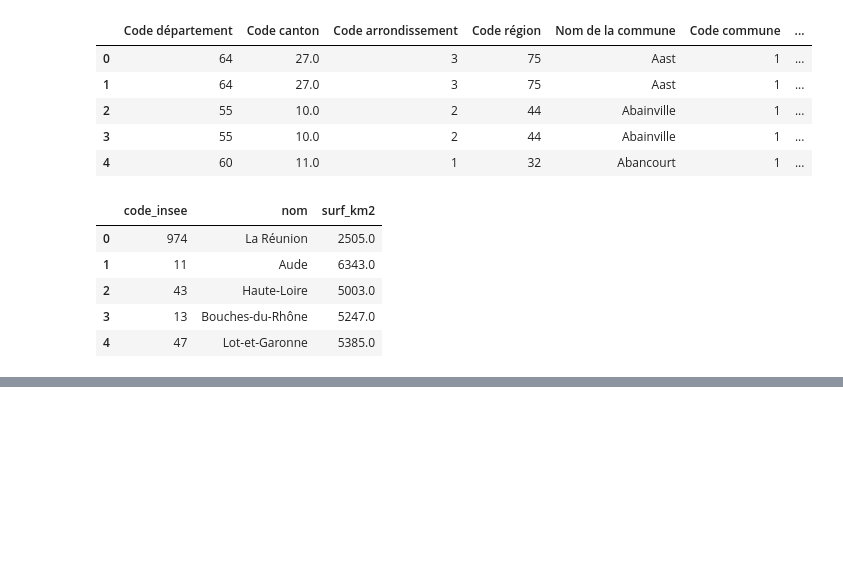
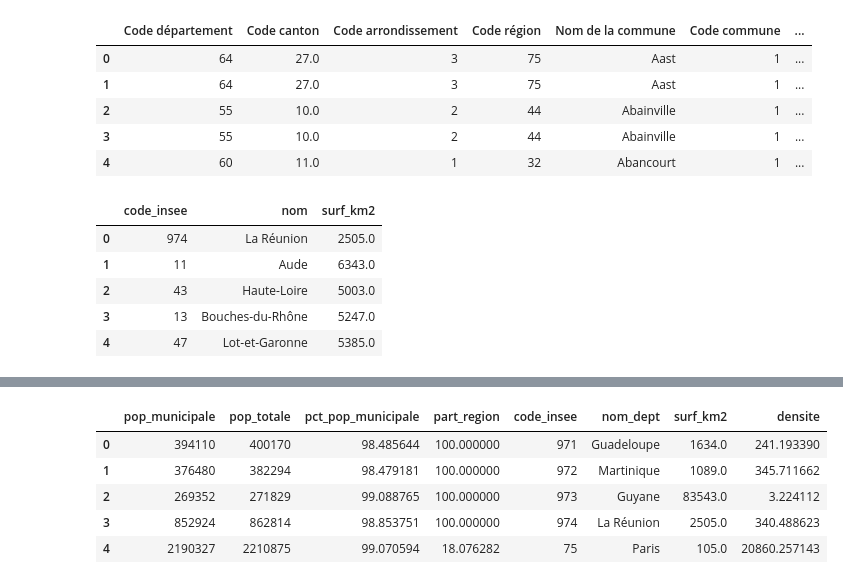
Before and after one commit to ms2020bgd/Thomas_Mensch, a Jupyter notebook: INFMDI721/lesson6/exo_cc.ipynb, the cells around one changed output, grey strips where cells are left out. Saved outputs shown, nothing was run; the diff lists cells and outputs as text; code cells hidden in the pictures; blank space fills up the shorter version.

```diff
--- a/INFMDI721/lesson6/exo_cc.ipynb
+++ b/INFMDI721/lesson6/exo_cc.ipynb
@@ -78,0 +97,4 @@ KeyError: "['Code commune'] not found in axis"
+# %%
+df_pop['pct_pop_municipale'] = df_pop['pop_municipale'] / df_pop['pop_totale'] * 100
+
+df_pop.head()
@@ -78,0 +109,4 @@ KeyError: "['Code commune'] not found in axis"
+# %%
+df_pop['part_region'] = df_pop['pop_municipale'] / df_pop.groupby('code_region').transform(sum)['pop_municipale'] * 100
+
+df_pop.head()
@@ -78,0 +121,3 @@ KeyError: "['Code commune'] not found in axis"
+# %%
+df_pop = df_pop.rename_axis(None, axis=1).reset_index()
+df_pop.head()
@@ -78,0 +131,6 @@ KeyError: "['Code commune'] not found in axis"
+# %%
+df_merge = df_pop.merge(right=df_surf,
+                        left_on=['code_dept'],
+                        right_on=['code_insee'])
+
+df_merge.head()
@@ -78,0 +144,11 @@ KeyError: "['Code commune'] not found in axis"
+# %%
+df_merge['densite'] = df_merge['pop_municipale'] / df_merge['surf_km2']
+
+df_merge.head()
+# %% [output]
+|  | pop_municipale | pop_totale | pct_pop_municipale | part_region | code_insee | nom_dept | surf_km2 | densite |
+| 0 | 394110 | 400170 | 98.485644 | 100.000000 | 971 | Guadeloupe | 1634.0 | 241.193390 |
+| 1 | 376480 | 382294 | 98.479181 | 100.000000 | 972 | Martinique | 1089.0 | 345.711662 |
+| 2 | 269352 | 271829 | 99.088765 | 100.000000 | 973 | Guyane | 83543.0 | 3.224112 |
+| 3 | 852924 | 862814 | 98.853751 | 100.000000 | 974 | La Réunion | 2505.0 | 340.488623 |
+| 4 | 2190327 | 2210875 | 99.070594 | 18.076282 | 75 | Paris | 105.0 | 20860.257143 |
```
Also changed, not shown: parts of 20 cells of this notebook.
